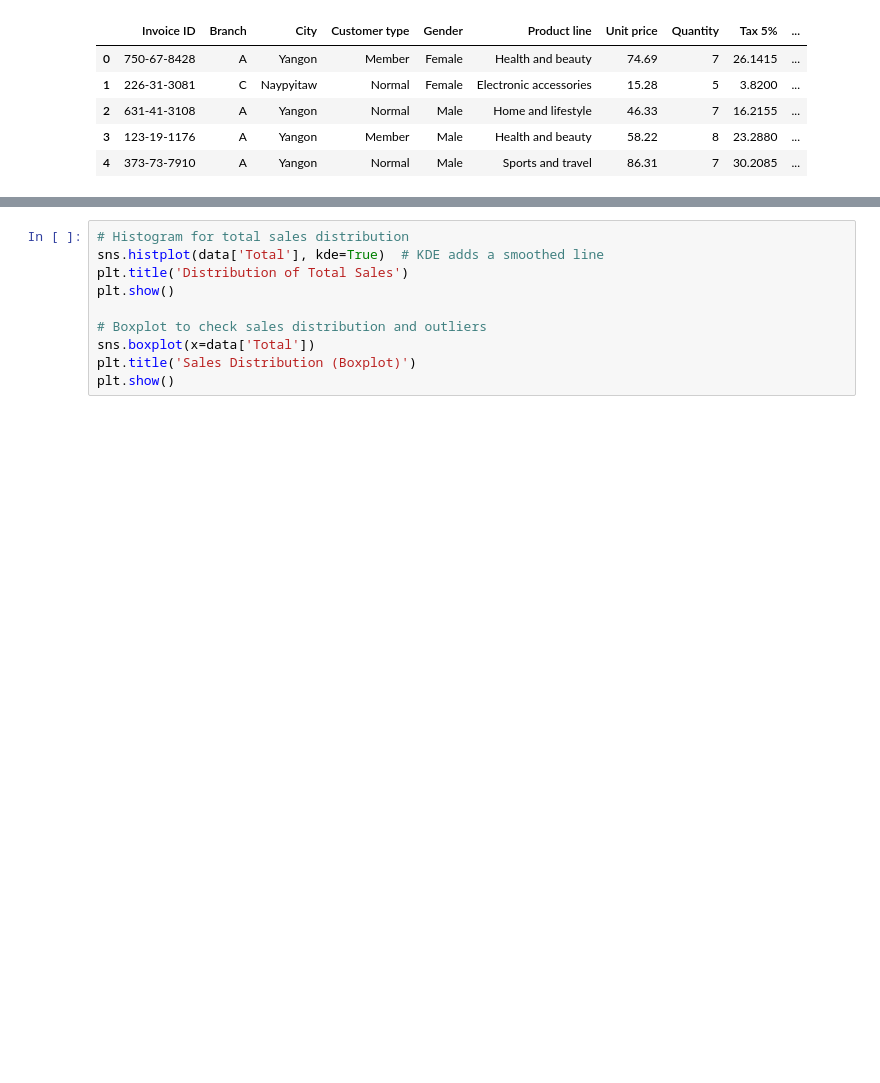
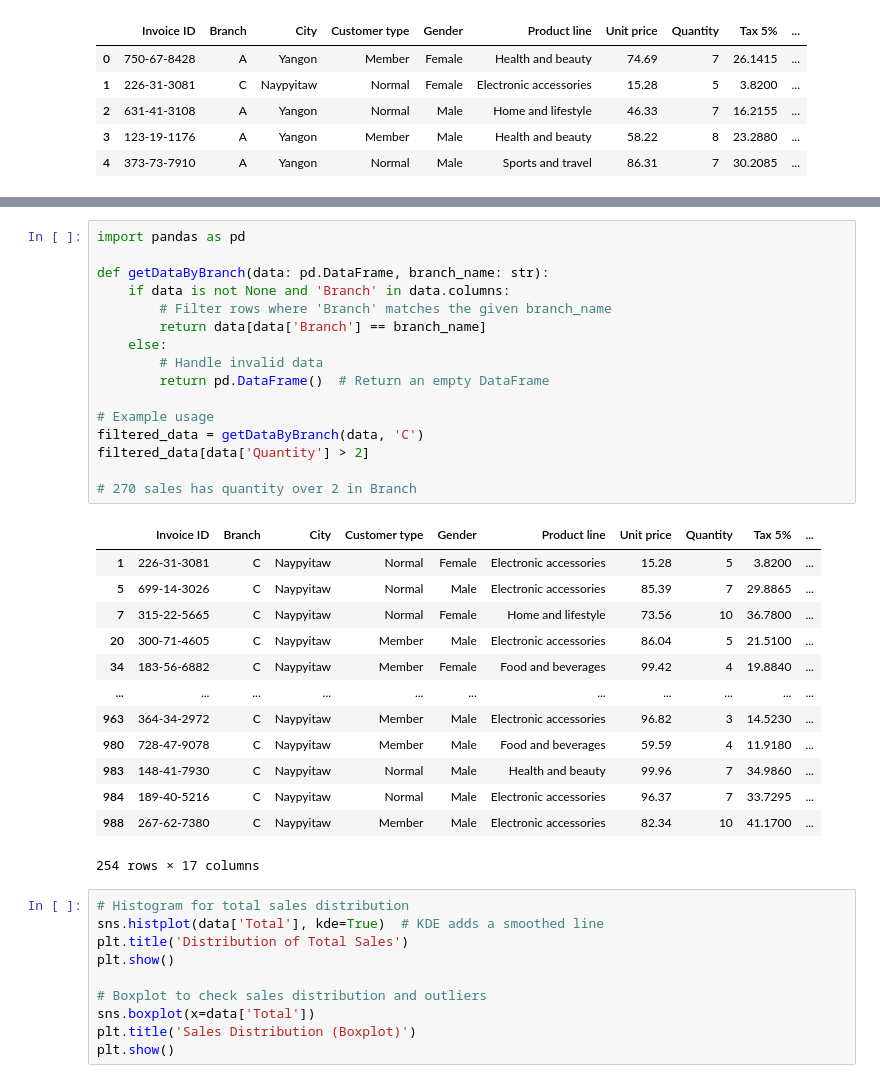
Before and after one commit to ShahzaibSE/hackerrank-problems, a Jupyter notebook: python-code/data-science/supermarket-sales/index.ipynb, the cells around one changed output, grey strips where cells are left out. Saved outputs shown, nothing was run; the diff lists cells and outputs as text; blank space fills up the shorter version.

```diff
--- a/python-code/data-science/supermarket-sales/index.ipynb
+++ b/python-code/data-science/supermarket-sales/index.ipynb
@@ -81,3 +120,33 @@ data[data['Branch'] == 'A']
+# %%
+import pandas as pd
+
+def getDataByBranch(data: pd.DataFrame, branch_name: str):
+    if data is not None and 'Branch' in data.columns:
+        # Filter rows where 'Branch' matches the given branch_name
+        return data[data['Branch'] == branch_name]
+    else:
+        # Handle invalid data
+        return pd.DataFrame()  # Return an empty DataFrame
+
+# Example usage
+filtered_data = getDataByBranch(data, 'C')
+filtered_data[data['Quantity'] > 2]
+
+# 270 sales has quantity over 2 in Branch
+# %% [output]
+|  | Invoice ID | Branch | City | Customer type | Gender | Product line | Unit price | Quantity | Tax 5% | ... |
+| 1 | 226-31-3081 | C | Naypyitaw | Normal | Female | Electronic accessories | 15.28 | 5 | 3.8200 | ... |
+| 5 | 699-14-3026 | C | Naypyitaw | Normal | Male | Electronic accessories | 85.39 | 7 | 29.8865 | ... |
+| 7 | 315-22-5665 | C | Naypyitaw | Normal | Female | Home and lifestyle | 73.56 | 10 | 36.7800 | ... |
+| 20 | 300-71-4605 | C | Naypyitaw | Member | Male | Electronic accessories | 86.04 | 5 | 21.5100 | ... |
+| 34 | 183-56-6882 | C | Naypyitaw | Member | Female | Food and beverages | 99.42 | 4 | 19.8840 | ... |
+| ... | ... | ... | ... | ... | ... | ... | ... | ... | ... | ... |
+| 963 | 364-34-2972 | C | Naypyitaw | Member | Male | Electronic accessories | 96.82 | 3 | 14.5230 | ... |
+| 980 | 728-47-9078 | C | Naypyitaw | Member | Male | Food and beverages | 59.59 | 4 | 11.9180 | ... |
+| 983 | 148-41-7930 | C | Naypyitaw | Normal | Male | Health and beauty | 99.96 | 7 | 34.9860 | ... |
+| 984 | 189-40-5216 | C | Naypyitaw | Normal | Male | Electronic accessories | 96.37 | 7 | 33.7295 | ... |
+| 988 | 267-62-7380 | C | Naypyitaw | Member | Male | Electronic accessories | 82.34 | 10 | 41.1700 | ... |
+254 rows × 17 columns
 # %%
 # Histogram for total sales distribution
 sns.histplot(data['Total'], kde=True)  # KDE adds a smoothed line
```
Also changed, not shown: parts of 3 cells of this notebook, 1 other file.
